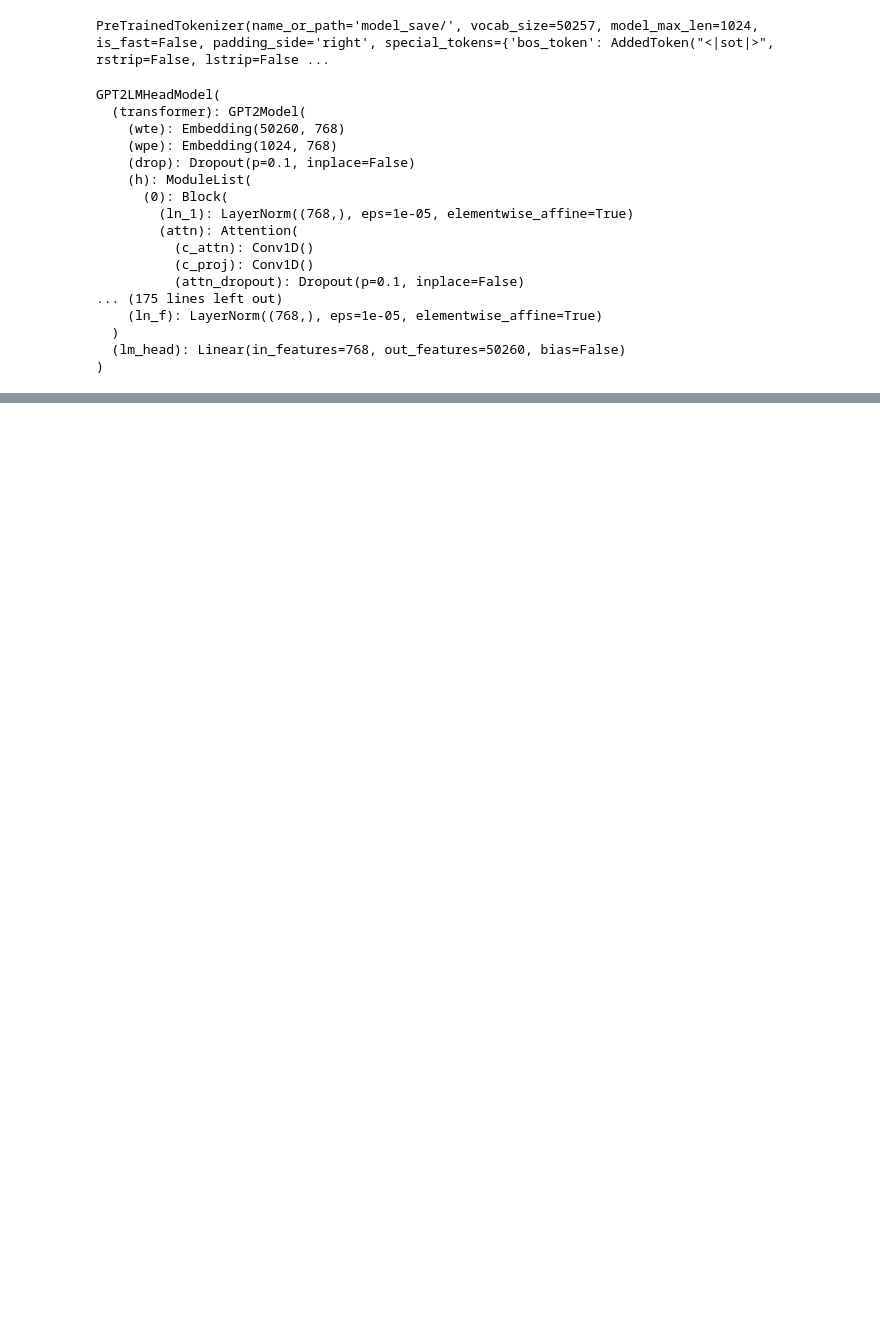
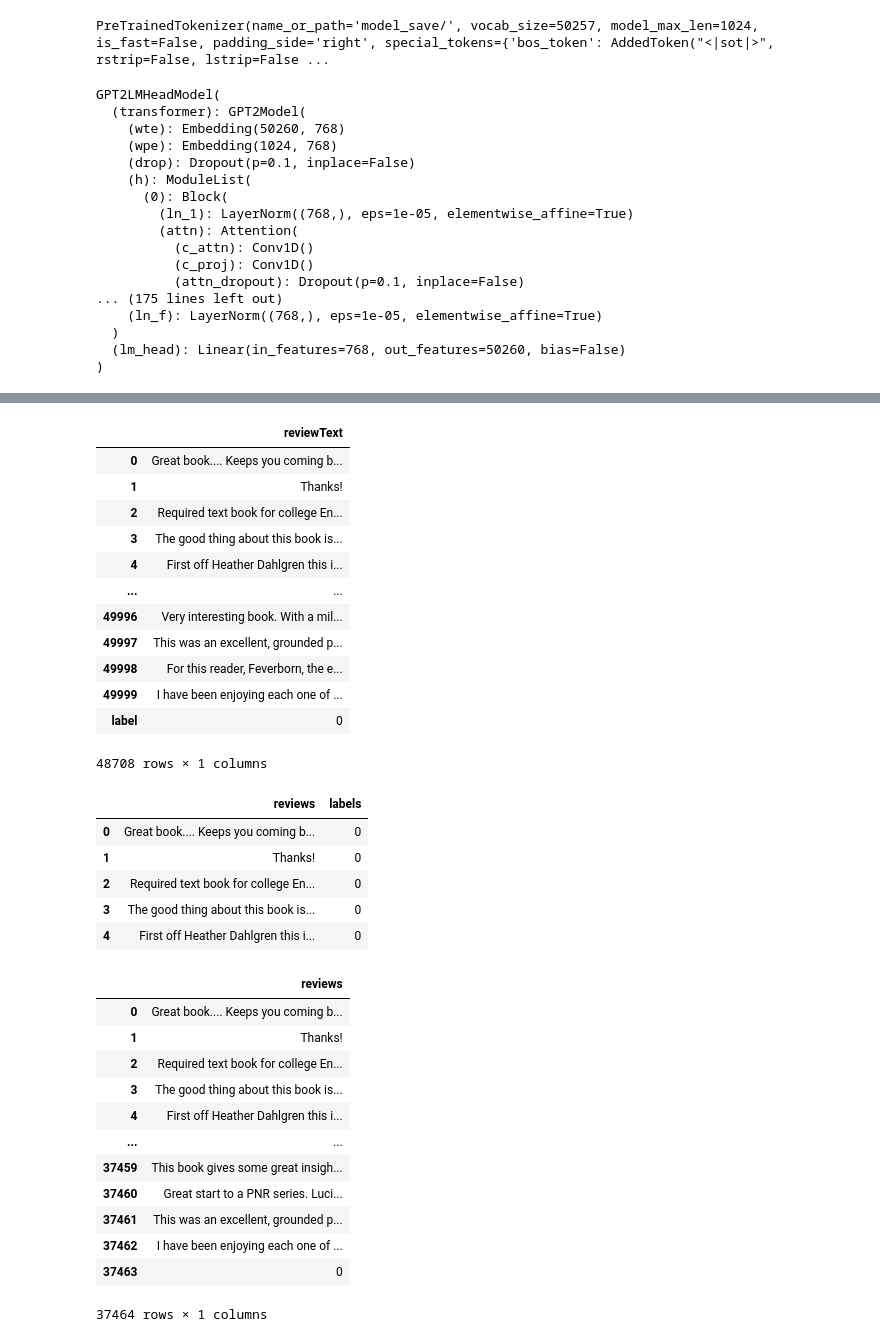
Before and after one commit to emperorner0/AI_Generated_Review_Detection_in_Book_Reviews, a Jupyter notebook: GAN.ipynb, the cells around one changed output, grey strips where cells are left out. Drawn from its saved outputs; the diff is of its cells as text; code cells hidden in the pictures; blank space fills up the shorter version.

```diff
--- a/GAN.ipynb
+++ b/GAN.ipynb
@@ -27,3 +26,23 @@ import warnings
 import random
 %matplotlib inline
 warnings.filterwarnings('ignore')
+# %%
+def remove_over(df, leng = 120, target='reviewText', labels='label'):
+    '''Checks text length for being over 512 tokens,
+    which bert-base does not support.'''
+    seq_list = []
+    seq_len = [len(i.split()) for i in df[target]]
+    ugh = []
+    for x, y in enumerate(seq_len):
+        if y > leng:
+            ugh.append(x)
+
+    df_tuple = zip(df[target], df[labels])
+
+    for x, text in enumerate(df_tuple):
+        if x not in ugh:
+            seq_list.append(text)
+
+    seq_df = pd.DataFrame(seq_list, columns=['reviews','labels'])
+
+    return seq_df
@@ -81,0 +412,41 @@ SyntaxError: invalid syntax (<ipython-input-2-e59a0c31b8e8>, line 1)
+# %%
+reviews = pd.read_csv('Data/realreviews.csv', index_col = 0)
+display(reviews)
+reviews['label'] = 0
+reviews = remove_over(reviews)
+display(reviews.head())
+reviews.drop(['labels'], axis=1, inplace=True)
+reviews
+# %% [output]
+|  | reviewText |
+| 0 | Great book.... Keeps you coming b... |
+| 1 | Thanks! |
+| 2 | Required text book for college En... |
+| 3 | The good thing about this book is... |
+| 4 | First off Heather Dahlgren this i... |
+| ... | ... |
+| 49996 | Very interesting book. With a mil... |
+| 49997 | This was an excellent, grounded p... |
+| 49998 | For this reader, Feverborn, the e... |
+| 49999 | I have been enjoying each one of ... |
+| label | 0 |
+48708 rows × 1 columns
+|  | reviews | labels |
+| 0 | Great book.... Keeps you coming b... | 0 |
+| 1 | Thanks! | 0 |
+| 2 | Required text book for college En... | 0 |
+| 3 | The good thing about this book is... | 0 |
+| 4 | First off Heather Dahlgren this i... | 0 |
+|  | reviews |
+| 0 | Great book.... Keeps you coming b... |
+| 1 | Thanks! |
+| 2 | Required text book for college En... |
+| 3 | The good thing about this book is... |
+| 4 | First off Heather Dahlgren this i... |
+| ... | ... |
+| 37459 | This book gives some great insigh... |
+| 37460 | Great start to a PNR series. Luci... |
+| 37461 | This was an excellent, grounded p... |
+| 37462 | I have been enjoying each one of ... |
+| 37463 | 0 |
+37464 rows × 1 columns
```
Also changed, not shown: parts of 18 cells of this notebook, 7 other files.
